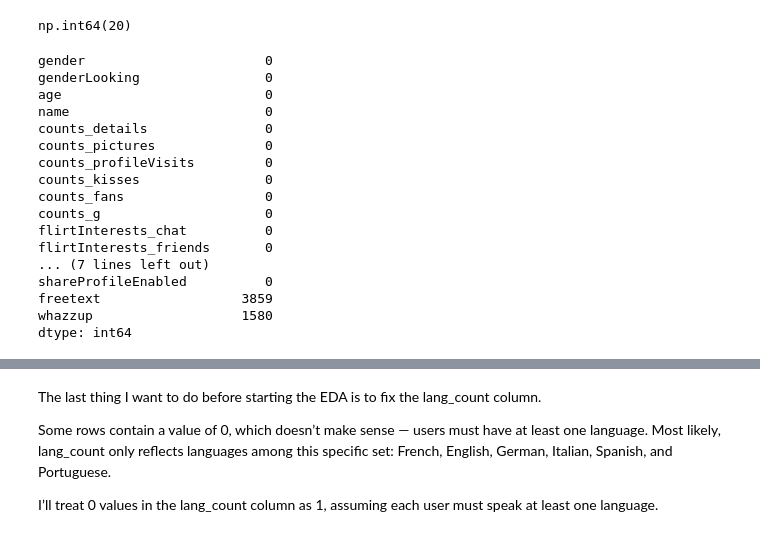
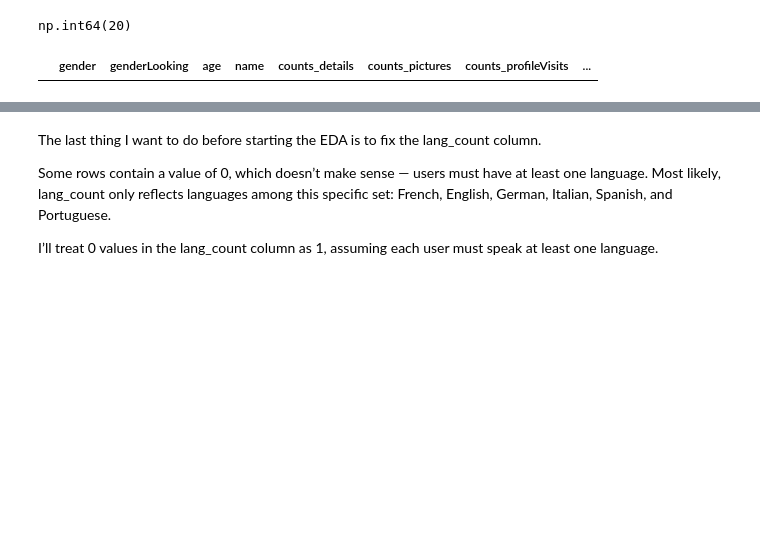
Before and after one commit to imwaymaran/dating-profile-analysis, a Jupyter notebook: notebooks/gennadii_eda.ipynb, the cells around one changed output, grey strips where cells are left out. Drawn from its saved outputs; the diff is of its cells as text; code cells hidden in the pictures; blank space fills up the shorter version.

```diff
--- a/notebooks/gennadii_eda.ipynb
+++ b/notebooks/gennadii_eda.ipynb
@@ -121,22 +121,6 @@ np.int64(20)
 # %%
 df = df.drop_duplicates()
 # %%
-df.isna().sum()
+df[df.isna().all(axis=1)]
 # %% [output]
-gender                       0
-genderLooking                0
-age                          0
-name                         0
-counts_details               0
-counts_pictures              0
-counts_profileVisits         0
-counts_kisses                0
-counts_fans                  0
-counts_g                     0
-flirtInterests_chat          0
-flirtInterests_friends       0
-... (7 lines left out)
-shareProfileEnabled          0
-freetext                  3859
-whazzup                   1580
-dtype: int64
+|  | gender | genderLooking | age | name | counts_details | counts_pictures | counts_profileVisits | ... |
```
Also changed, not shown: parts of 1 cell of this notebook.
